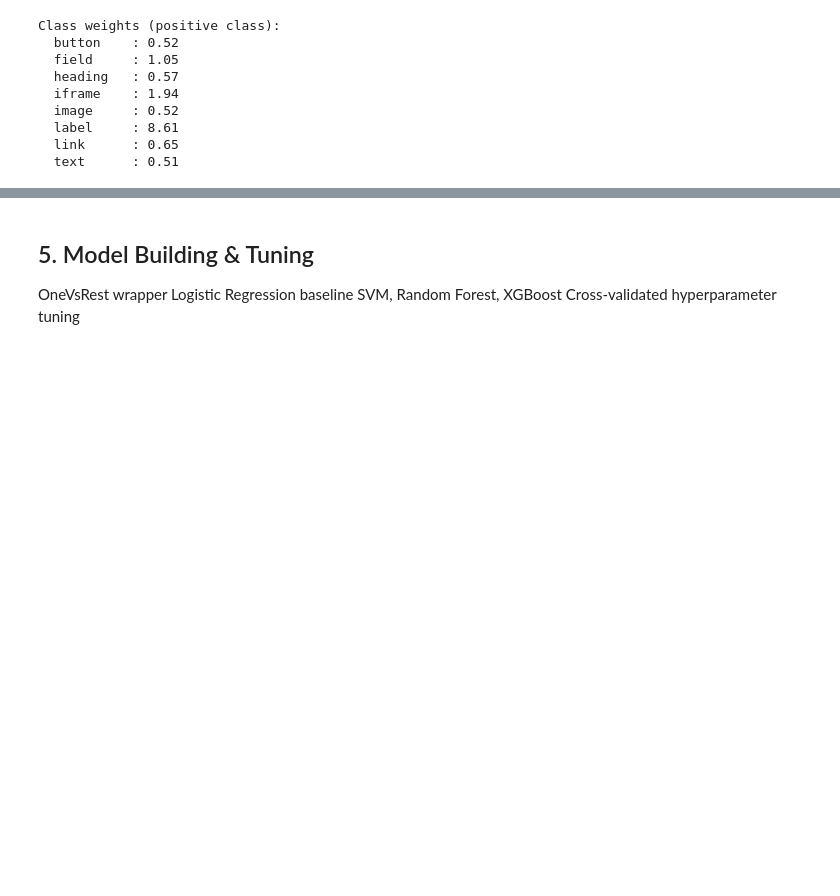
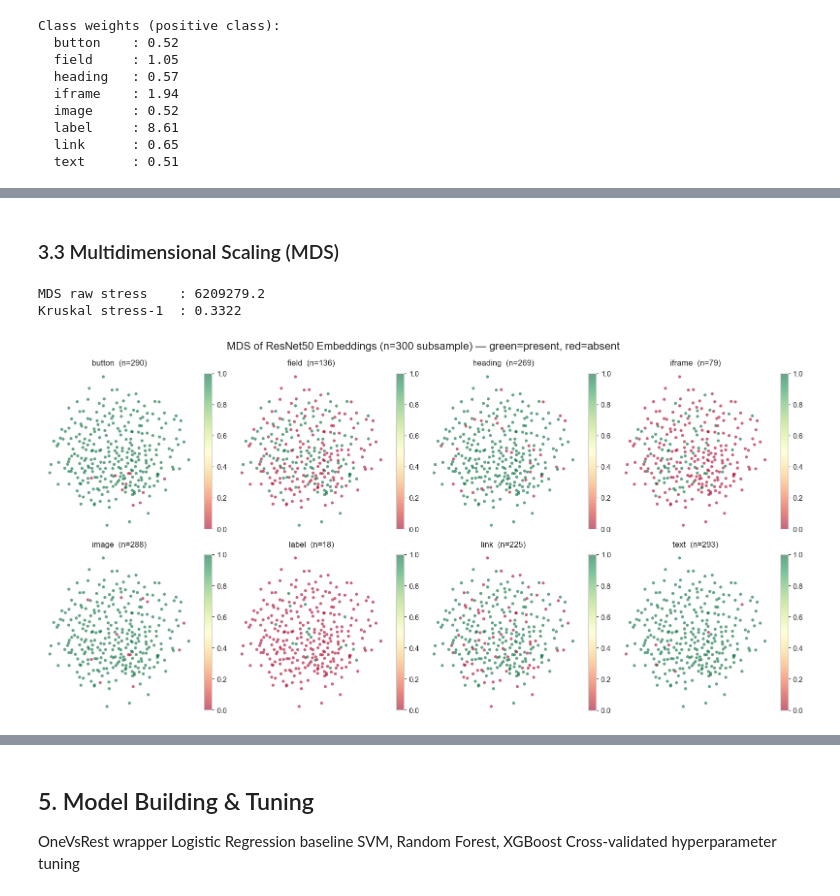
Before and after one commit to isx9/webpage-element-classifier, a Jupyter notebook: webpage_ui_element_classification.ipynb, the cells around one changed output, grey strips where cells are left out. Cells and saved outputs as stored; diff of their text form; code cells hidden in the pictures; blank space fills up the shorter version.

```diff
--- a/webpage_ui_element_classification.ipynb
+++ b/webpage_ui_element_classification.ipynb
@@ -446,0 +504,41 @@ Hierarchical clustering
+# %% [markdown]
+### 3.3 Multidimensional Scaling (MDS)
+# %%
+n_mds = 300 # sets the number of images to use for MDS, otherwise the computation would be too slow with 1206x1206 distances (pairwise). At least 300x300 distances is more manageable
+rng = np.random.RandomState(RANDOM_SEED)
+idx_mds = rng.choice(len(X_all_emb), n_mds, replace=False) # randomly picks 300 unique indices from 0 to 1205, the replace=False asssures that the same image cannot be picked twice
+X_sub = X_all_emb[idx_mds]
+y_sub = y_all[idx_mds]
+
+# Creates an MDS object
+mds = MDS(n_components=2, dissimilarity='euclidean',
+            random_state=RANDOM_SEED, n_jobs=-1)
+X_mds = mds.fit_transform(X_sub) # runs MDS on the 300 subsampled embeddings
+
+# Calculate Kruskal stress-1
+D_orig = pairwise_distances(X_sub, metric='euclidean')
+upper = np.triu_indices(n_mds, k=1) # gets the indices of the upper triangle of the matrix, excluding the diagonal, considering that the distance matrix is symmetric
+stress_1 = np.sqrt(mds.stress_ / np.sum(D_orig[upper] ** 2))
+print(f"MDS raw stress    : {mds.stress_:.1f}")
+print(f"Kruskal stress-1  : {stress_1:.4f}")
+
+
+fig, axes = plt.subplots(2, 4, figsize=(16, 8))
+for idx, cls in enumerate(CLASSES):
+    ax = axes[idx // 4, idx % 4]
+    sc = ax.scatter(X_mds[:, 0], X_mds[:, 1],
+                    c=y_sub[:, idx], cmap='RdYlGn',
+                    alpha=0.6, s=20, linewidths=0)
+    ax.set_title(f'{cls}  (n={int(y_sub[:, idx].sum())})', fontsize=12)
+    ax.axis('off')
+    plt.colorbar(sc, ax=ax, fraction=0.046)
+
+plt.suptitle(f'MDS of ResNet50 Embeddings (n={n_mds} subsample) — green=present, red=absent',
+             fontsize=16)
+plt.tight_layout()
+plt.savefig(os.path.join(FIG_DIR, 'mds_embeddings.png'), dpi=150, bbox_inches='tight')
+plt.show()
+# %% [output]
+MDS raw stress    : 6209279.2
+Kruskal stress-1  : 0.3322
+[figure, added]
```
Also changed, not shown: parts of 10 cells of this notebook, 3 other files.
